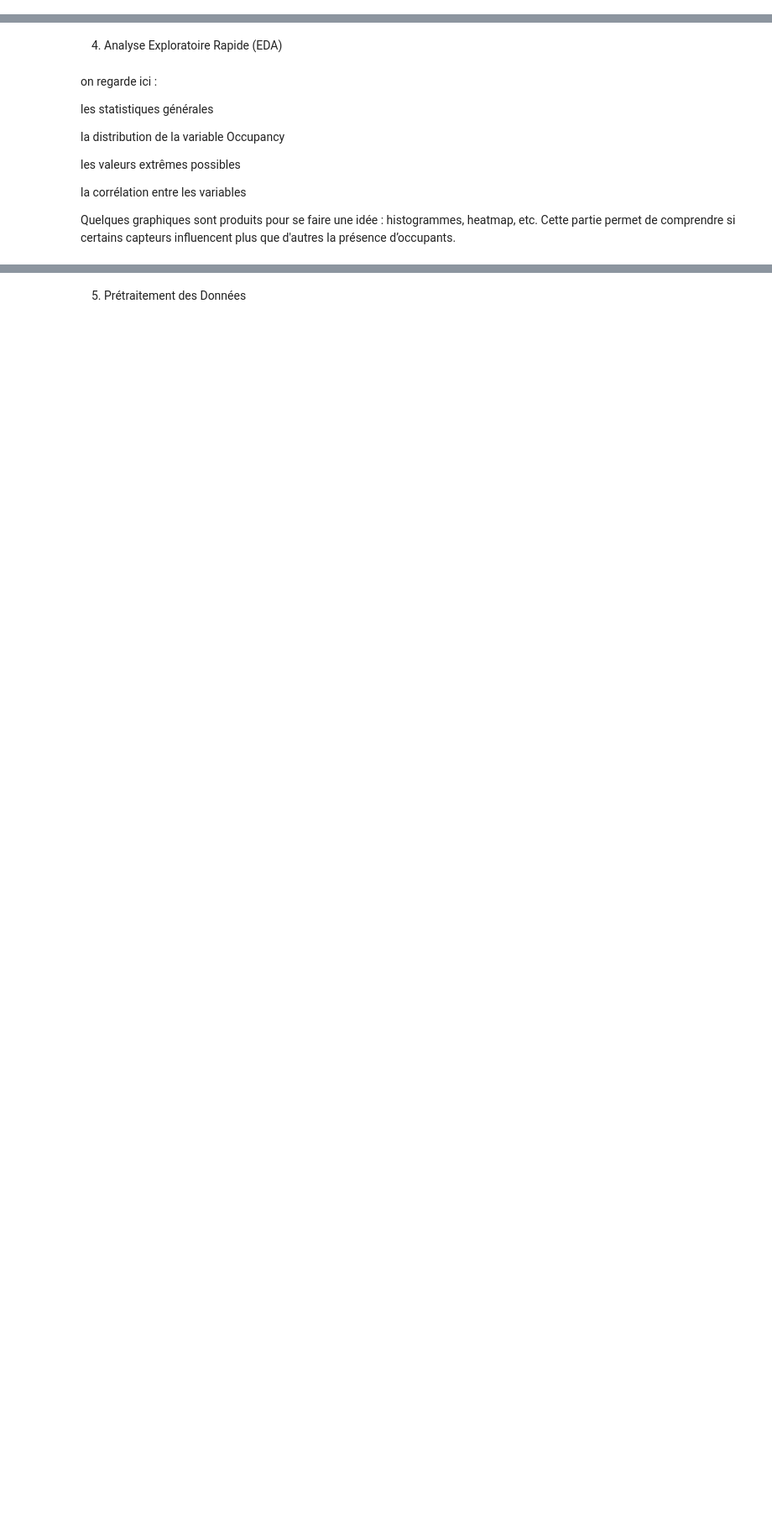
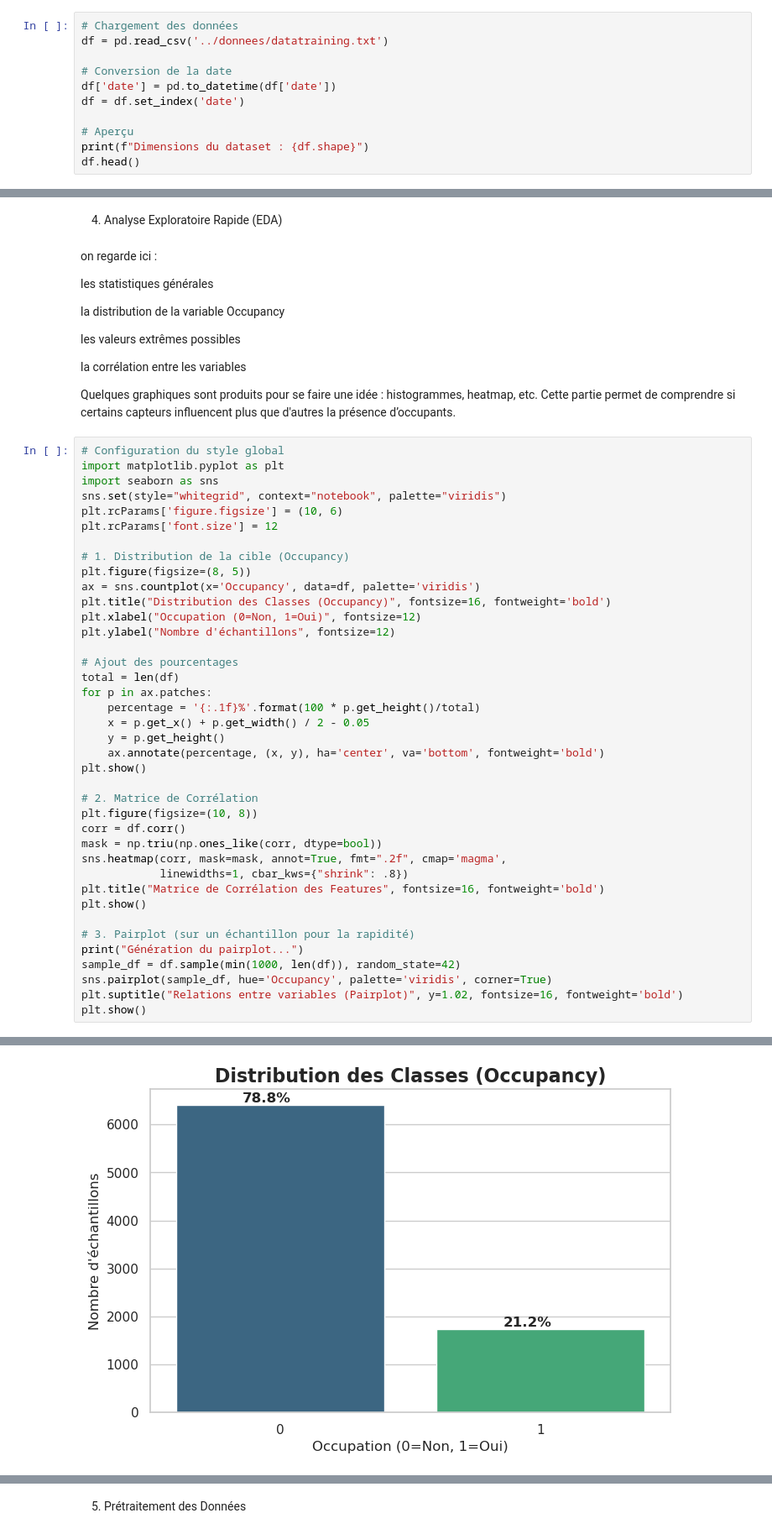
Before and after one commit to fickou/Projet_MetaLearning, a Jupyter notebook: notebooks/meta_learning1.ipynb, the cells around one changed output, grey strips where cells are left out. Shown: that part at 84% size. Cells and saved outputs as stored; diff of their text form; blank space fills up the shorter version.

```diff
--- a/notebooks/meta_learning1.ipynb
+++ b/notebooks/meta_learning1.ipynb
@@ -16,3 +38,14 @@ Cette cellule sert surtout à centraliser les dépendances.
 # %% [markdown]
 Dans cette partie, on charge le dataset principal (celui contenant température, humidité, lumière, CO₂, humidity ratio, et étiquette d’occupation).
 on vérifie aussi si les colonnes sont cohérentes, et afficher quelques premières lignes pour prendre la température du fichier.
+# %%
+# Chargement des données
+df = pd.read_csv('../donnees/datatraining.txt')
+
+# Conversion de la date
+df['date'] = pd.to_datetime(df['date'])
+df = df.set_index('date')
+
+# Aperçu
+print(f"Dimensions du dataset : {df.shape}")
+df.head()
@@ -31,3 +73,43 @@ la corrélation entre les variables
 
 Quelques graphiques sont produits pour se faire une idée : histogrammes, heatmap, etc.
 Cette partie permet de comprendre si certains capteurs influencent plus que d'autres la présence d’occupants.
+# %%
+# Configuration du style global
+import matplotlib.pyplot as plt
+import seaborn as sns
+sns.set(style="whitegrid", context="notebook", palette="viridis")
+plt.rcParams['figure.figsize'] = (10, 6)
+plt.rcParams['font.size'] = 12
+
+# 1. Distribution de la cible (Occupancy)
+plt.figure(figsize=(8, 5))
+ax = sns.countplot(x='Occupancy', data=df, palette='viridis')
+plt.title("Distribution des Classes (Occupancy)", fontsize=16, fontweight='bold')
+plt.xlabel("Occupation (0=Non, 1=Oui)", fontsize=12)
+plt.ylabel("Nombre d'échantillons", fontsize=12)
+
+# Ajout des pourcentages
+total = len(df)
+for p in ax.patches:
+    percentage = '{:.1f}%'.format(100 * p.get_height()/total)
+    x = p.get_x() + p.get_width() / 2 - 0.05
+    y = p.get_height()
+    ax.annotate(percentage, (x, y), ha='center', va='bottom', fontweight='bold')
+plt.show()
+
+# 2. Matrice de Corrélation
+plt.figure(figsize=(10, 8))
+corr = df.corr()
+mask = np.triu(np.ones_like(corr, dtype=bool))
+sns.heatmap(corr, mask=mask, annot=True, fmt=".2f", cmap='magma',
+            linewidths=1, cbar_kws={"shrink": .8})
+plt.title("Matrice de Corrélation des Features", fontsize=16, fontweight='bold')
+plt.show()
+
+# 3. Pairplot (sur un échantillon pour la rapidité)
+print("Génération du pairplot...")
+sample_df = df.sample(min(1000, len(df)), random_state=42)
+sns.pairplot(sample_df, hue='Occupancy', palette='viridis', corner=True)
+plt.suptitle("Relations entre variables (Pairplot)", y=1.02, fontsize=16, fontweight='bold')
+plt.show()
+# %% [output]
@@ -33,0 +119 @@ Cette partie permet de comprendre si certains capteurs influencent plus que d'au
+[figure, added]
```
Also changed, not shown: parts of 13 cells of this notebook, 9 other files.
